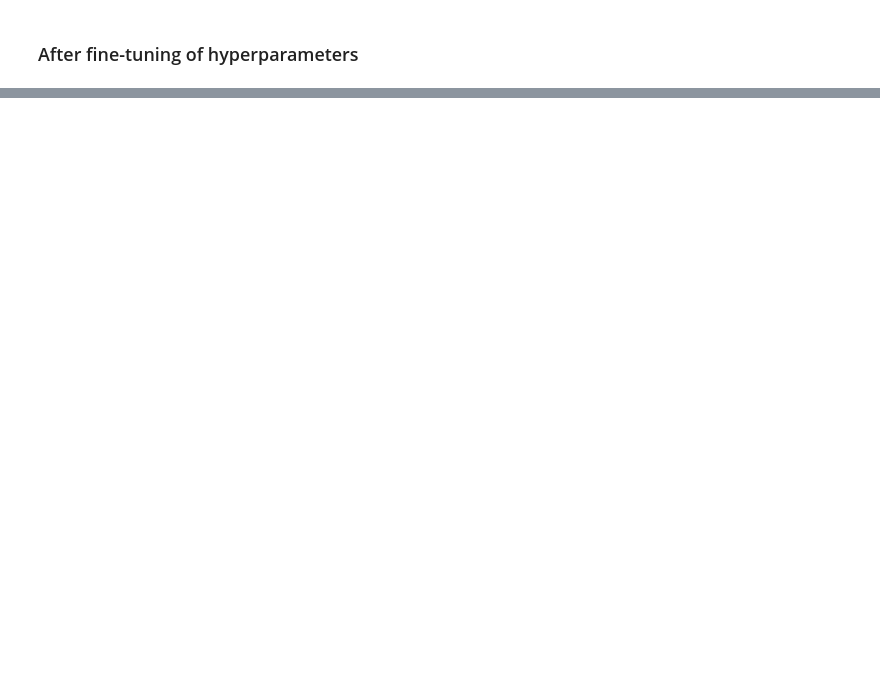
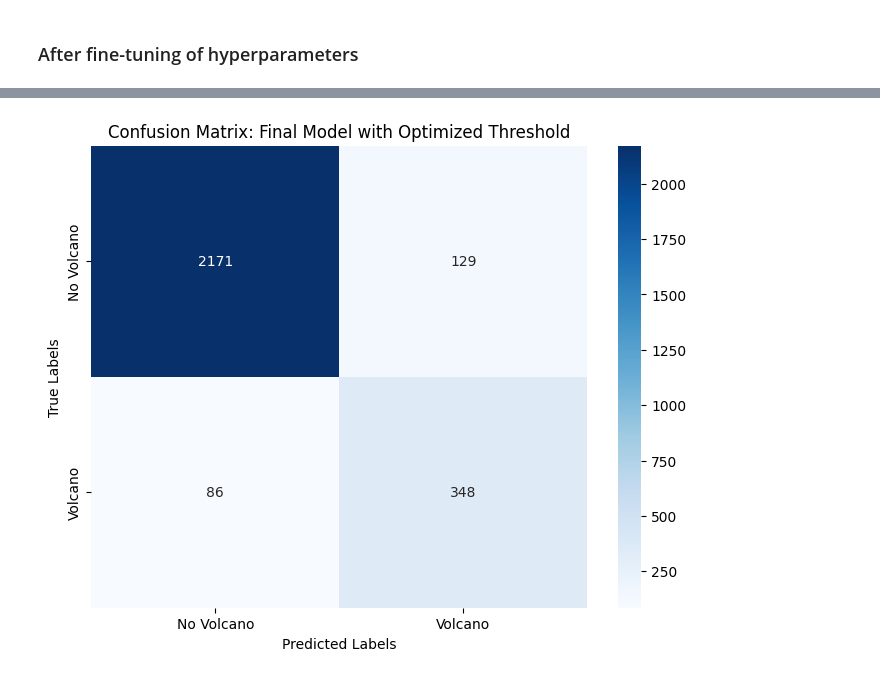
Before and after one commit to Elisaottoboni/Machine-Learning-University-of-Oslo, a Jupyter notebook: Project3/logistic_regression.ipynb, the cells around one changed output, grey strips where cells are left out. Cells and saved outputs as stored; diff of their text form; code cells hidden in the pictures; blank space fills up the shorter version.

```diff
--- a/Project3/logistic_regression.ipynb
+++ b/Project3/logistic_regression.ipynb
@@ -524,0 +595,16 @@ plt.show()
+# %%
+# Optimize the threshold for the desired metric (F1-score in this case)
+result = final_model.predict_and_optimize_threshold(
+    X=X_test_reduced,  # Test feature matrix
+    y_true=y_test,     # True test labels
+    metric="f1"        # Metric to optimize (F1-score in this case)
+)
+
+# Extract results
+best_threshold = result["best_threshold"]
+best_score = result["best_score"]
+final_predictions = result["predictions"]
+
+# Print results
+print(f"Optimal Threshold: {best_threshold:.2f}")
+print(f"Best F1-Score: {best_score:.4f}")
@@ -524,0 +634,22 @@ plt.show()
+# %%
+import matplotlib.pyplot as plt
+import seaborn as sns
+from sklearn.metrics import confusion_matrix
+
+# Generate the confusion matrix
+cm = confusion_matrix(y_test, final_predictions)
+
+# Plot the confusion matrix
+plt.figure(figsize=(8, 6))
+sns.heatmap(cm, annot=True, fmt="d", cmap="Blues", xticklabels=["No Volcano", "Volcano"], yticklabels=["No Volcano", "Volcano"])
+plt.xlabel("Predicted Labels")
+plt.ylabel("True Labels")
+plt.title("Confusion Matrix: Final Model with Optimized Threshold")
+
+# Save the plot as a PDF
+plt.savefig("confusion_matrix_log_reg.pdf", format="pdf", bbox_inches="tight")
+
+# Display the plot
+plt.show()
+# %% [output]
+[figure, added]
```
Also changed, not shown: parts of 16 cells of this notebook.
